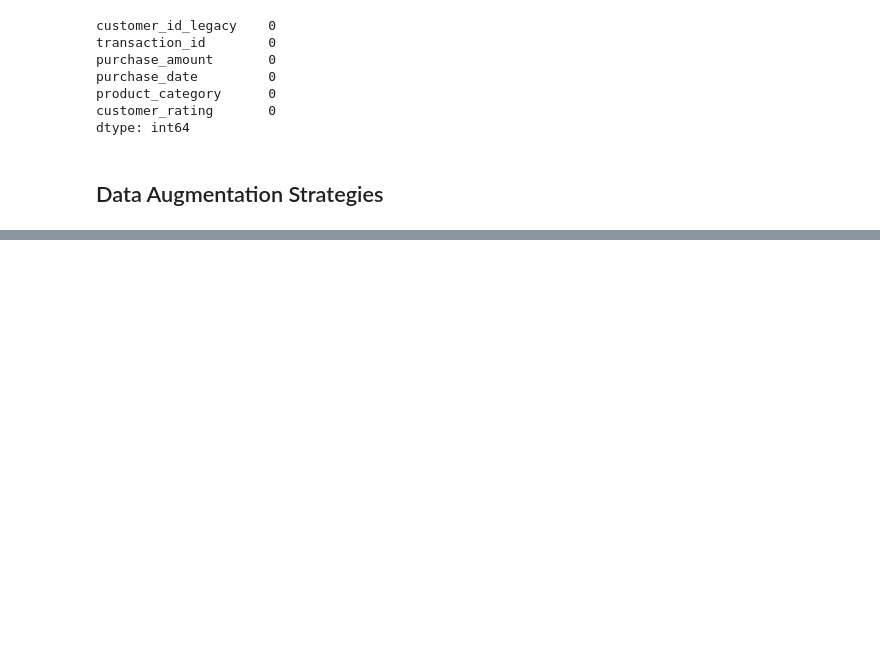
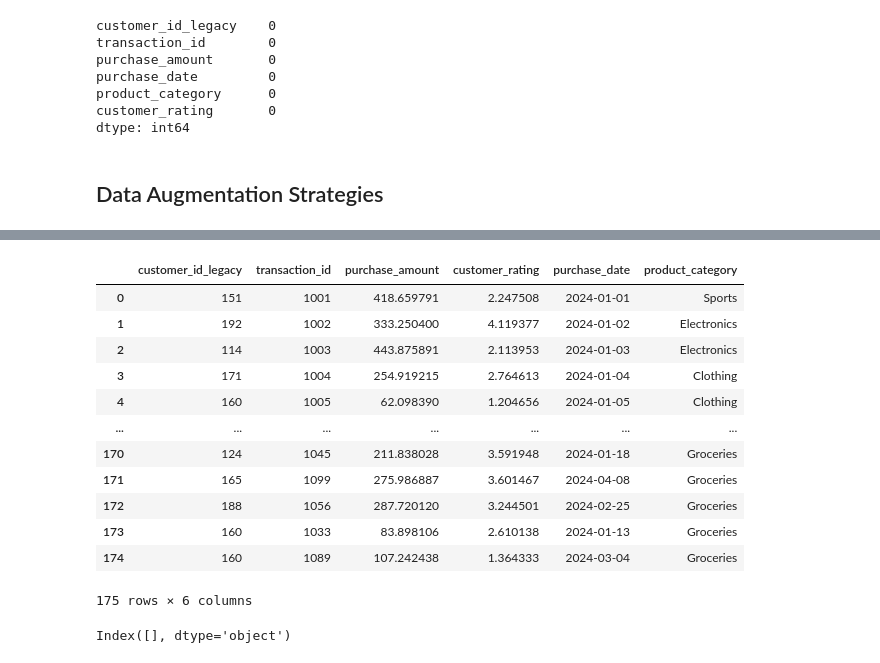
Before and after one commit to Justice00000/Formative2_Data_Preprocessing, a Jupyter notebook: preprocessing_1.ipynb, the cells around one changed output, grey strips where cells are left out. Cells and saved outputs as stored; diff of their text form; code cells hidden in the pictures; blank space fills up the shorter version.

```diff
--- a/preprocessing_1.ipynb
+++ b/preprocessing_1.ipynb
@@ -131,0 +327,33 @@ def expand_data(df: pd.DataFrame, cols: list) -> pd.DataFrame:
+# %%
+data_balanced
+# %% [output]
+|  | customer_id_legacy | transaction_id | purchase_amount | customer_rating | purchase_date | product_category |
+| 0 | 151 | 1001 | 418.659791 | 2.247508 | 2024-01-01 | Sports |
+| 1 | 192 | 1002 | 333.250400 | 4.119377 | 2024-01-02 | Electronics |
+| 2 | 114 | 1003 | 443.875891 | 2.113953 | 2024-01-03 | Electronics |
+| 3 | 171 | 1004 | 254.919215 | 2.764613 | 2024-01-04 | Clothing |
+| 4 | 160 | 1005 | 62.098390 | 1.204656 | 2024-01-05 | Clothing |
+| ... | ... | ... | ... | ... | ... | ... |
+| 170 | 124 | 1045 | 211.838028 | 3.591948 | 2024-01-18 | Groceries |
+| 171 | 165 | 1099 | 275.986887 | 3.601467 | 2024-04-08 | Groceries |
+| 172 | 188 | 1056 | 287.720120 | 3.244501 | 2024-02-25 | Groceries |
+| 173 | 160 | 1033 | 83.898106 | 2.610138 | 2024-01-13 | Groceries |
+| 174 | 160 | 1089 | 107.242438 | 1.364333 | 2024-03-04 | Groceries |
+175 rows × 6 columns
+# %%
+# Apply Log Transformation to skewed columns
+
+# Find numeric columns
+numeric_cols = data_balanced.select_dtypes(include=[np.number]).columns
+
+# Remove non applicable columns customer_id_legacy, transaction_id
+numeric_cols = numeric_cols.drop(['customer_id_legacy', 'transaction_id'])
+
+# Find skewed columns
+skew_threshold = 1
+skewed_cols = data_balanced[numeric_cols].apply(lambda x: abs(x.skew()) if not pd.isna(x.skew()) else 0).sort_values(ascending=False)
+skewed_cols = skewed_cols[skewed_cols > skew_threshold].index
+
+skewed_cols
+# %% [output]
+Index([], dtype='object')
```
Also changed, not shown: parts of 15 cells of this notebook, 2 other files.
